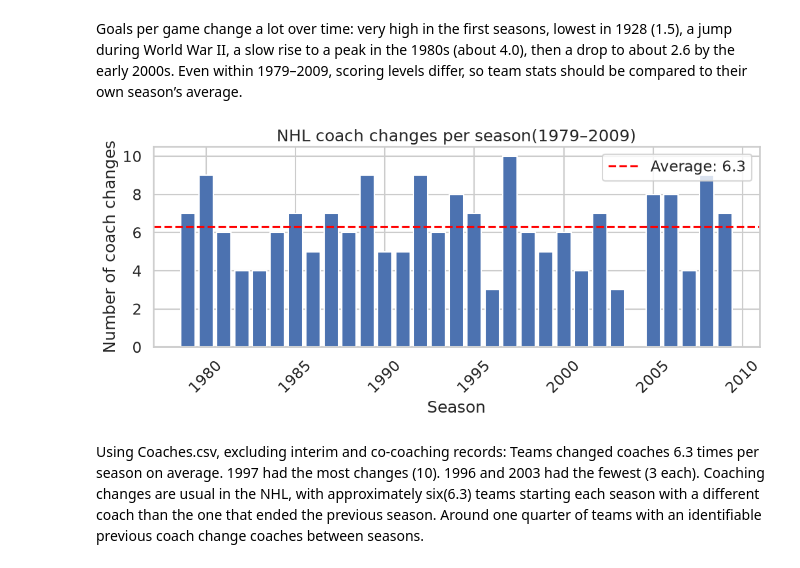
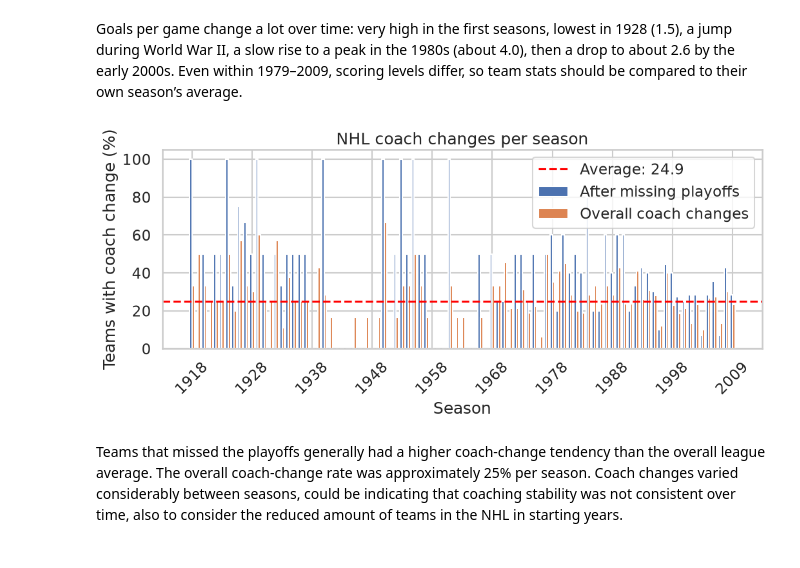
Before and after one commit to up202303702/AC, a Jupyter notebook: notebooks/01_data_overview.ipynb, the cells around one changed output. Saved outputs shown, nothing was run; the diff lists cells and outputs as text; code cells hidden in the pictures.

Commit message:
ft: plot has coach missed playoff as comparison

```diff
--- a/notebooks/01_data_overview.ipynb
+++ b/notebooks/01_data_overview.ipynb
@@ -251,38 +251,71 @@ Goals per game change a lot over time: very high in the first seasons, lowest in
 # %%
 
 coaches = tables["Coaches"]
-coaches = coaches[(coaches["lgID"] == "NHL") & (coaches["year"] >= 1978) & (coaches["notes"].isna())].copy()
+
+playoff = (
+    coaches[coaches["lgID"] == "NHL"]
+    .groupby(["year", "tmID"], as_index=False)
+    .agg(made_playoffs = ("postg", "count"))
+)
+playoff["made_playoffs"] = playoff["made_playoffs"] > 0
+
+coaches = coaches[(coaches["lgID"] == "NHL") & (coaches["notes"].isna())].copy()
 coaches = coaches.sort_values(["year", "tmID", "stint", "coachID"])
+
 
 start_coaches = (coaches.drop_duplicates(["year", "tmID"], keep="first")
     [["year", "tmID", "coachID"]].rename(columns={"coachID": "first_coach"}))
 end_coaches = (coaches.drop_duplicates(["year", "tmID"], keep="last")
     [["year", "tmID", "coachID"]].rename(columns={"coachID": "last_coach"}))
 start_coaches["prev_year"] = start_coaches["year"] - 1
 start_coaches.loc[start_coaches["year"] == 2005, "prev_year"] = 2003  # 2004 lockout
 
+
 changes = start_coaches.merge(end_coaches,
-    left_on=["prev_year", "tmID"],right_on=["year", "tmID"],
-    how="left",suffixes=("", "_prev"))
-changes = changes[(changes["year"] >= 1979) & (changes["last_coach"].notna())].copy()
+    left_on = ["prev_year", "tmID"],right_on=["year", "tmID"],
+    how = "left",suffixes=("", "_prev"))
+changes = changes[ (changes["last_coach"].notna())].copy()
 changes["coach_change"] = (changes["first_coach"] != changes["last_coach"]).astype(int)
-changes_per_season = (changes.groupby("year")["coach_change"].sum())
+changes = changes.merge(
+    playoff.rename(columns = {"year": "year_prev"}),
+    on = ["year_prev", "tmID"],
+    how = "left",
+)
+changes["made_playoffs"] = changes["made_playoffs"].fillna(False)
+changes["missed_playoffs"] = ~changes["made_playoffs"]
+
+
+change_pct = ( changes.groupby("year")["coach_change"].mean() * 100 )
+missed_playoff_change_pct = (
+    changes[changes["missed_playoffs"]]
+    .groupby("year")["coach_change"].mean() * 100
+)
+
+
+import numpy as np
+from matplotlib.ticker import MaxNLocator
+
+x = np.arange(len(change_pct))
+width = 0.4
+
 
 plt.figure(figsize=(12, 4))
-plt.bar(changes_per_season.index, changes_per_season.values)
-plt.axhline(changes_per_season.mean(),color="red",linestyle="--",label=f"Average: {changes_per_season.mean():.1f}")
-plt.title("NHL coach changes per season(1979–2009)")
+plt.bar( x - width/2, missed_playoff_change_pct.reindex(change_pct.index), width,
+    label = "After missing playoffs" )
+plt.bar( x + width/2, change_pct, width, label = "Overall coach changes" )
+
+plt.axhline(change_pct.mean(),color="red",linestyle="--",label=f"Average: {change_pct.mean():.1f}")
+plt.title("NHL coach changes per season")
 plt.xlabel("Season")
-plt.ylabel("Number of coach changes")
+plt.ylabel("Teams with coach change (%)")
+plt.xticks(x, change_pct.index)
+plt.gca().xaxis.set_major_locator(MaxNLocator(nbins=10, integer=True))
 plt.xticks(rotation=45)
 plt.legend()
 plt.savefig(FIG / "coach_changes.png", bbox_inches="tight")
 plt.show()
 # %% [output]
-[figure, old version]
+[figure, new version]
-# %% [markdown]
-Using Coaches.csv, excluding interim and co-coaching records:
-Teams changed coaches 6.3 times per season on average.
-1997 had the most changes (10).
-1996 and 2003 had the fewest (3 each).
-Coaching changes are usual in the NHL, with approximately six(6.3) teams starting each season with a different coach than the one that ended the previous season. Around one quarter of teams with an identifiable previous coach change coaches between seasons.
+# %% [markdown]
+Teams that missed the playoffs generally had a higher coach-change tendency than the overall league average. The overall coach-change rate was approximately 25% per season.
+Coach changes varied considerably between seasons, could be indicating that coaching stability was not consistent over time, also to consider the reduced amount of teams in the NHL in starting years.
```
Also changed, not shown: 2 other files.
